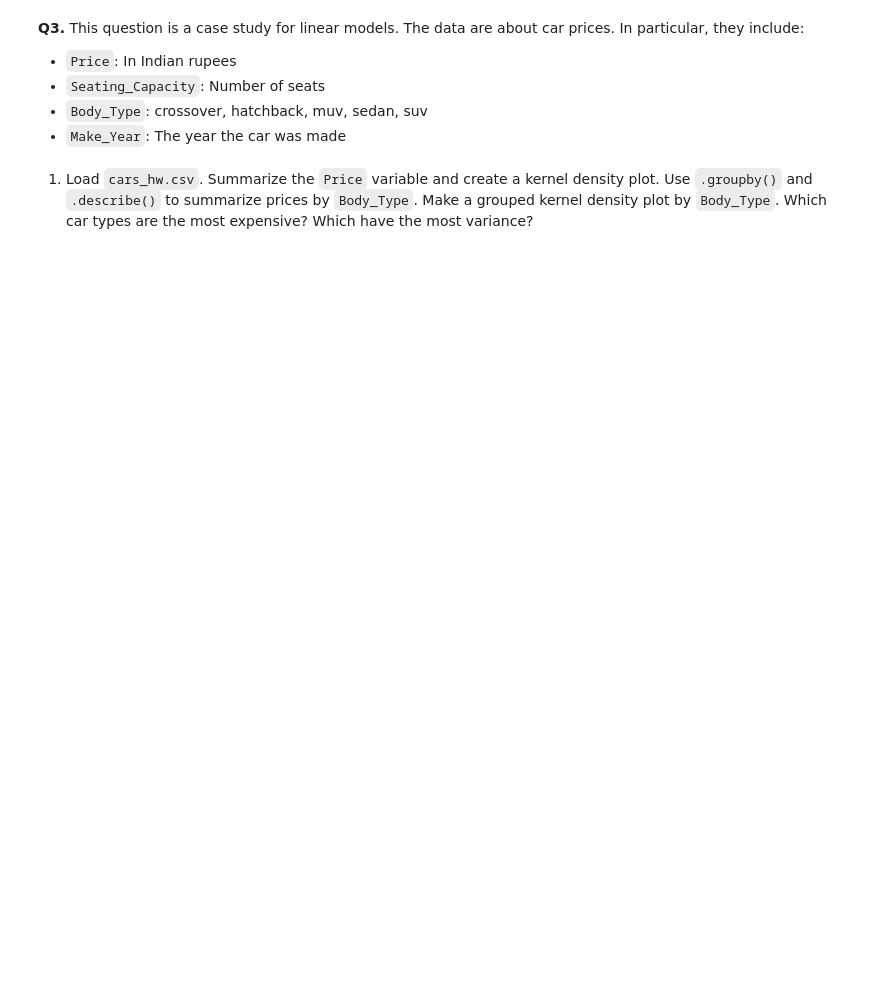
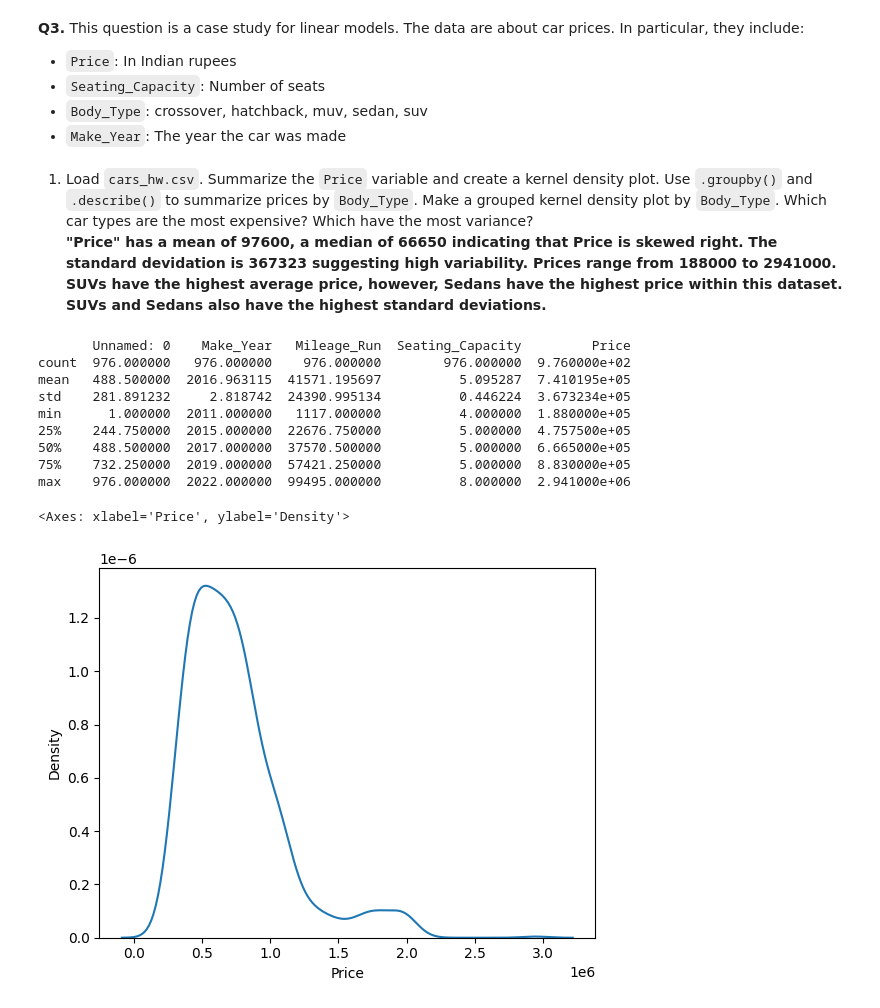
Before and after one commit to fortunecookie040/undergrad_ml_assignments, a Jupyter notebook: 03_assignment_linear_models.ipynb, the cells around one changed output. Saved outputs shown, nothing was run; the diff lists cells and outputs as text; code cells hidden in the pictures; blank space fills up the shorter version.

```diff
--- a/03_assignment_linear_models.ipynb
+++ b/03_assignment_linear_models.ipynb
@@ -105,4 +223,22 @@ Name: count, dtype: int64
   - `Body_Type`: crossover, hatchback, muv, sedan, suv
   - `Make_Year`: The year the car was made
 # %% [markdown]
-1. Load `cars_hw.csv`. Summarize the `Price` variable and create a kernel density plot. Use `.groupby()` and `.describe()` to summarize prices by `Body_Type`. Make a grouped kernel density plot by `Body_Type`. Which car types are the most expensive? Which have the most variance?
+1. Load `cars_hw.csv`. Summarize the `Price` variable and create a kernel density plot. Use `.groupby()` and `.describe()` to summarize prices by `Body_Type`. Make a grouped kernel density plot by `Body_Type`. Which car types are the most expensive? Which have the most variance?\
+**"Price" has a mean of 97600, a median of 66650 indicating that Price is skewed right. The standard devidation is 367323 suggesting high variability. Prices range from 188000 to 2941000.**
+**SUVs have the highest average price, however, Sedans have the highest price within this dataset. SUVs and Sedans also have the highest standard deviations.**
+# %%
+cdf = pd.read_csv("data/cars_hw.csv")
+print(cdf.describe())
+sns.kdeplot(data = cdf["Price"])
+# %% [output]
+       Unnamed: 0    Make_Year   Mileage_Run  Seating_Capacity         Price
+count  976.000000   976.000000    976.000000        976.000000  9.760000e+02
+mean   488.500000  2016.963115  41571.195697          5.095287  7.410195e+05
+std    281.891232     2.818742  24390.995134          0.446224  3.673234e+05
+min      1.000000  2011.000000   1117.000000          4.000000  1.880000e+05
+25%    244.750000  2015.000000  22676.750000          5.000000  4.757500e+05
+50%    488.500000  2017.000000  37570.500000          5.000000  6.665000e+05
+75%    732.250000  2019.000000  57421.250000          5.000000  8.830000e+05
+max    976.000000  2022.000000  99495.000000          8.000000  2.941000e+06
+<Axes: xlabel='Price', ylabel='Density'>
+[figure, added]
```
Also changed, not shown: parts of 28 cells of this notebook.
